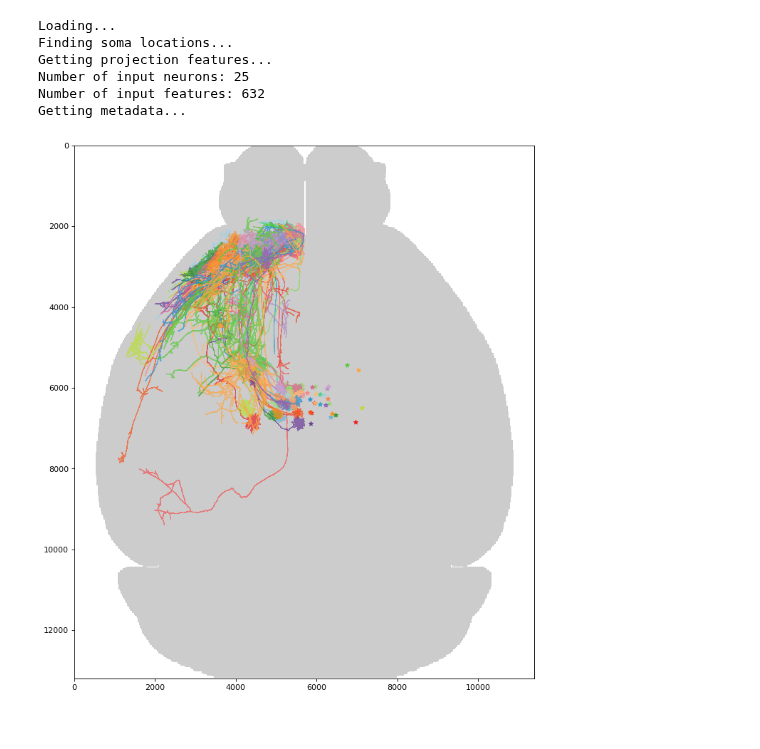
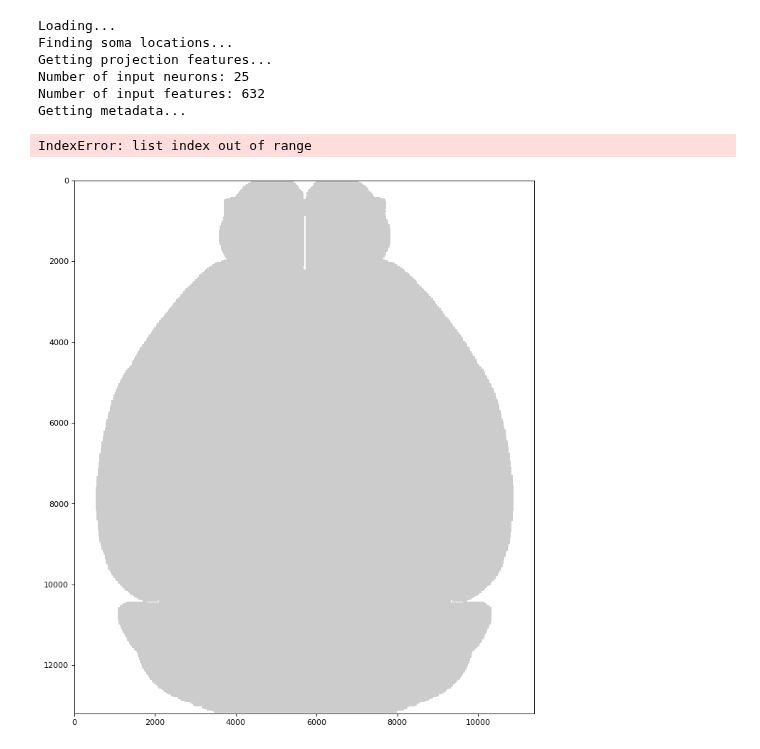
Before and after one commit to zijun-zhao/NMTcode, a Jupyter notebook: Xie's code/Xie18Oct.ipynb, the cells around one changed output. Cells and saved outputs as stored; diff of their text form; code cells hidden in the pictures.

```diff
--- a/Xie's code/Xie18Oct.ipynb
+++ b/Xie's code/Xie18Oct.ipynb
@@ -84,7 +89,8 @@ Getting metadata...
 # %%
 from neuro_morpho_toolbox.plot import cell_in_map
 
 test_list = ns.metadata.index.tolist()
-cell_in_map(ns.neurons, test_list[:], ns.metadata, ccf_annotation=nmt.annotation, view="Horizontal", color="single_cell")
+cell_in_map(ns.neurons, [], ns.metadata, ccf_annotation=nmt.annotation, view="Horizontal", color="single_cell")
 # %% [output]
+IndexError: list index out of range
-[figure, old version]
+[figure, new version]
```
Also changed, not shown: parts of 1 cell of this notebook, 9 other files.
